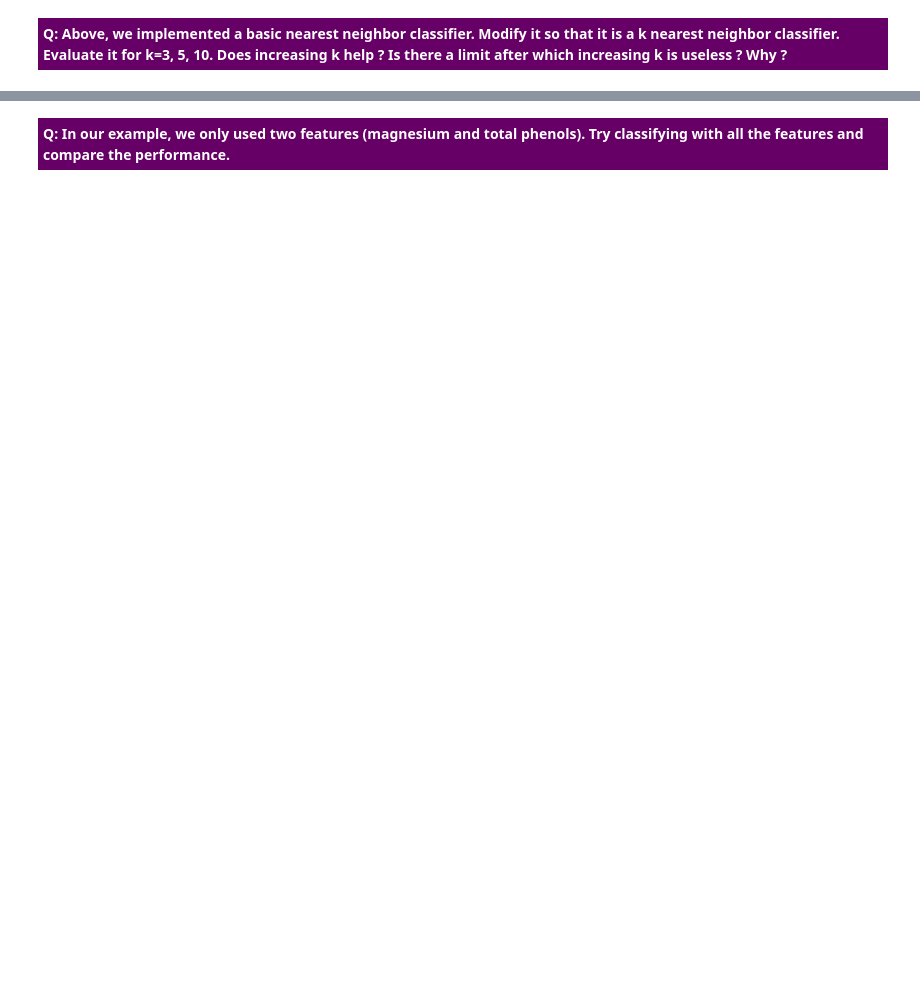
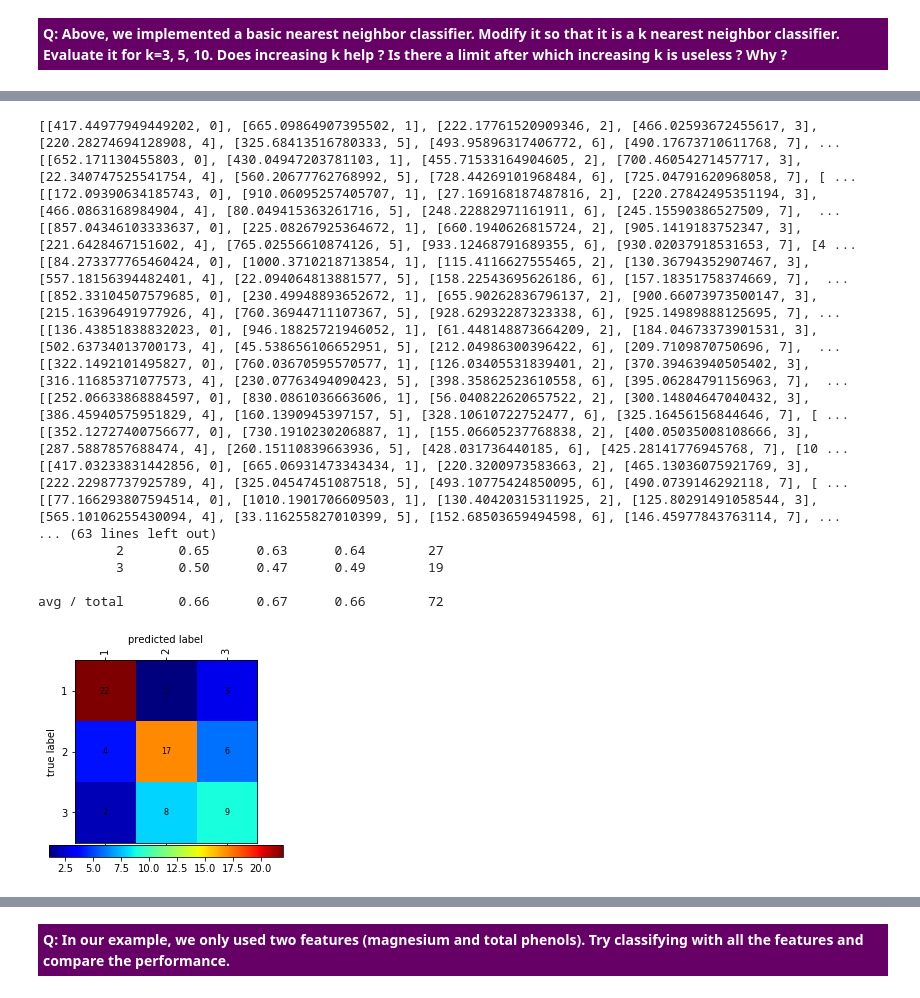
Before and after one commit to mylag/MLBD, a Jupyter notebook: MLBD_lab1/MLBD_Lab1.ipynb, the cells around one changed output, grey strips where cells are left out. Saved outputs shown, nothing was run; the diff lists cells and outputs as text; code cells hidden in the pictures; blank space fills up the shorter version.

```diff
--- a/MLBD_lab1/MLBD_Lab1.ipynb
+++ b/MLBD_lab1/MLBD_Lab1.ipynb
@@ -658,0 +744,69 @@ array([1, 2, 3])
+# %%
+import collections
+
+def predict(X_train, y_train, x_test, k):
+
+    # create list for distances and targets
+    distances = []
+    targets = []
+
+    for i in range(len(X_train)):
+        # first we compute the euclidean distance
+        distance = np.sqrt(np.sum(np.square(x_test - X_train[i, :])))
+        # add it to list of distances
+        distances.append([distance, i])
+
+    print distances
+
+    # sort the list
+    distances = sorted(distances)
+
+    # make a list of the k neighbors' targets
+    for i in range(k):
+        index = distances[i][1]
+        targets.append(y_train[index])
+
+    # return most common target
+    return collections.Counter(targets).most_common(1)[0][0]
+
+
+def kNearestNeighbor(X_train, y_train, X_test, predictions, k):
+
+    # loop over all observations
+    for i in range(len(X_test)):
+        predictions.append(predict(X_train, y_train, X_test[i, :], k))
+
+# Get datasets
+X_train = np.array(X[train])
+y_train = np.array(y[train])
+X_test = np.array(X[test])
+
+# Making our predictions
+predictions = []
+kNearestNeighbor(X_train, y_train, X_test, predictions, 3)
+
+# Accuracy
+labels_names=['1', '2', '3']
+C = skmetrics.confusion_matrix(y_true=y[test], y_pred=predictions)
+plot_confusion_matrix(C, labels_names)
+
+print skmetrics.classification_report(y_true=y[test], y_pred=predictions)
+# %% [output]
+[[417.44977949449202, 0], [665.09864907395502, 1], [222.17761520909346, 2], [466.02593672455617, 3], [220.28274694128908, 4], [325.68413516780333, 5], [493.95896317406772, 6], [490.17673710611768, 7], ...
+[[652.171130455803, 0], [430.04947203781103, 1], [455.71533164904605, 2], [700.46054271457717, 3], [22.340747525541754, 4], [560.20677762768992, 5], [728.44269101968484, 6], [725.04791620968058, 7], [ ...
+[[172.09390634185743, 0], [910.06095257405707, 1], [27.169168187487816, 2], [220.27842495351194, 3], [466.0863168984904, 4], [80.049415363261716, 5], [248.22882971161911, 6], [245.15590386527509, 7],  ...
+[[857.04346103333637, 0], [225.08267925364672, 1], [660.1940626815724, 2], [905.1419183752347, 3], [221.6428467151602, 4], [765.02556610874126, 5], [933.12468791689355, 6], [930.02037918531653, 7], [4 ...
+[[84.273377765460424, 0], [1000.3710218713854, 1], [115.4116627555465, 2], [130.36794352907467, 3], [557.18156394482401, 4], [22.094064813881577, 5], [158.22543695626186, 6], [157.18351758374669, 7],  ...
+[[852.33104507579685, 0], [230.49948893652672, 1], [655.90262836796137, 2], [900.66073973500147, 3], [215.16396491977926, 4], [760.36944711107367, 5], [928.62932287323338, 6], [925.14989888125695, 7], ...
+[[136.43851838832023, 0], [946.18825721946052, 1], [61.448148873664209, 2], [184.04673373901531, 3], [502.63734013700173, 4], [45.538656106652951, 5], [212.04986300396422, 6], [209.7109870750696, 7],  ...
+[[322.1492101495827, 0], [760.03670595570577, 1], [126.03405531839401, 2], [370.39463940505402, 3], [316.11685371077573, 4], [230.07763494090423, 5], [398.35862523610558, 6], [395.06284791156963, 7],  ...
+[[252.06633868884597, 0], [830.0861036663606, 1], [56.040822620657522, 2], [300.14804647040432, 3], [386.45940575951829, 4], [160.1390945397157, 5], [328.10610722752477, 6], [325.16456156844646, 7], [ ...
+[[352.12727400756677, 0], [730.1910230206887, 1], [155.06605237768838, 2], [400.05035008108666, 3], [287.5887857688474, 4], [260.15110839663936, 5], [428.031736440185, 6], [425.28141776945768, 7], [10 ...
+[[417.03233831442856, 0], [665.06931473343434, 1], [220.3200973583663, 2], [465.13036075921769, 3], [222.22987737925789, 4], [325.04547451087518, 5], [493.10775424850095, 6], [490.0739146292118, 7], [ ...
+[[77.166293807594514, 0], [1010.1901706609503, 1], [130.40420315311925, 2], [125.80291491058544, 3], [565.10106255430094, 4], [33.116255827010399, 5], [152.68503659494598, 6], [146.45977843763114, 7], ...
+... (63 lines left out)
+          2       0.65      0.63      0.64        27
+          3       0.50      0.47      0.49        19
+
+avg / total       0.66      0.67      0.66        72
+[figure, added]
```
Also changed, not shown: parts of 27 cells of this notebook.
